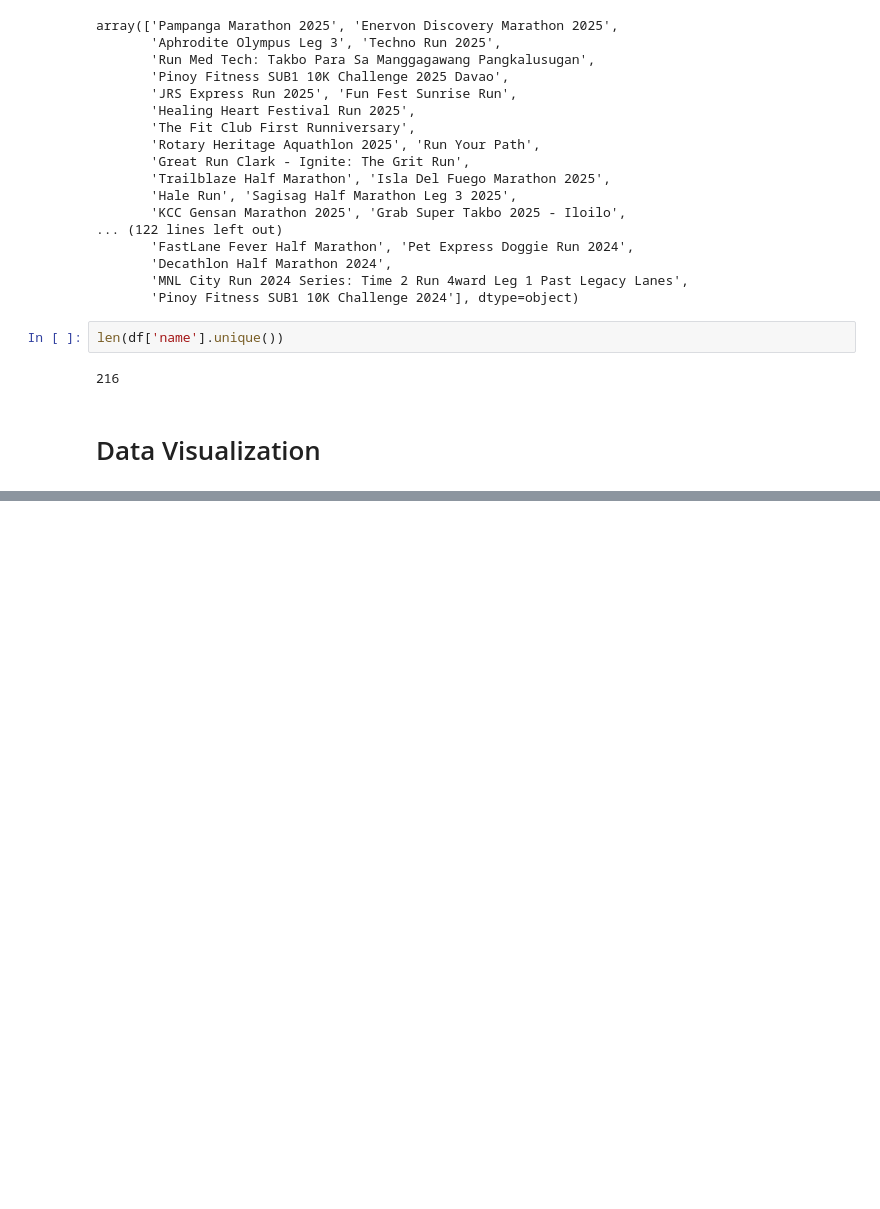
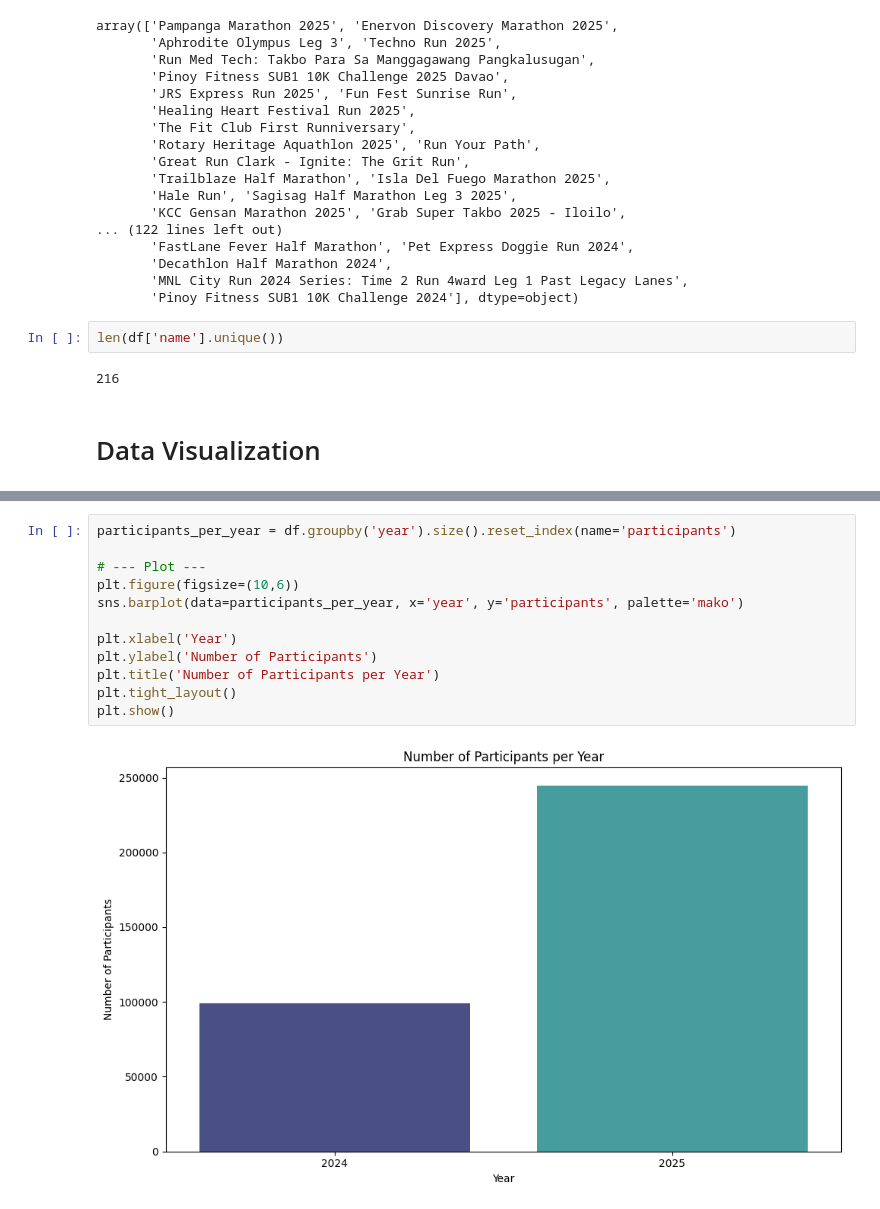
Before and after one commit to Qvyl/kaggle-notebooks, a Jupyter notebook: philippines-endurance-events.ipynb, the cells around one changed output, grey strips where cells are left out. Saved outputs shown, nothing was run; the diff lists cells and outputs as text; blank space fills up the shorter version.

```diff
--- a/philippines-endurance-events.ipynb
+++ b/philippines-endurance-events.ipynb
@@ -162,0 +176,14 @@ len(df['name'].unique())
+# %%
+participants_per_year = df.groupby('year').size().reset_index(name='participants')
+
+# --- Plot ---
+plt.figure(figsize=(10,6))
+sns.barplot(data=participants_per_year, x='year', y='participants', palette='mako')
+
+plt.xlabel('Year')
+plt.ylabel('Number of Participants')
+plt.title('Number of Participants per Year')
+plt.tight_layout()
+plt.show()
+# %% [output]
+[figure, added]
```
Also changed, not shown: parts of 6 cells of this notebook.
